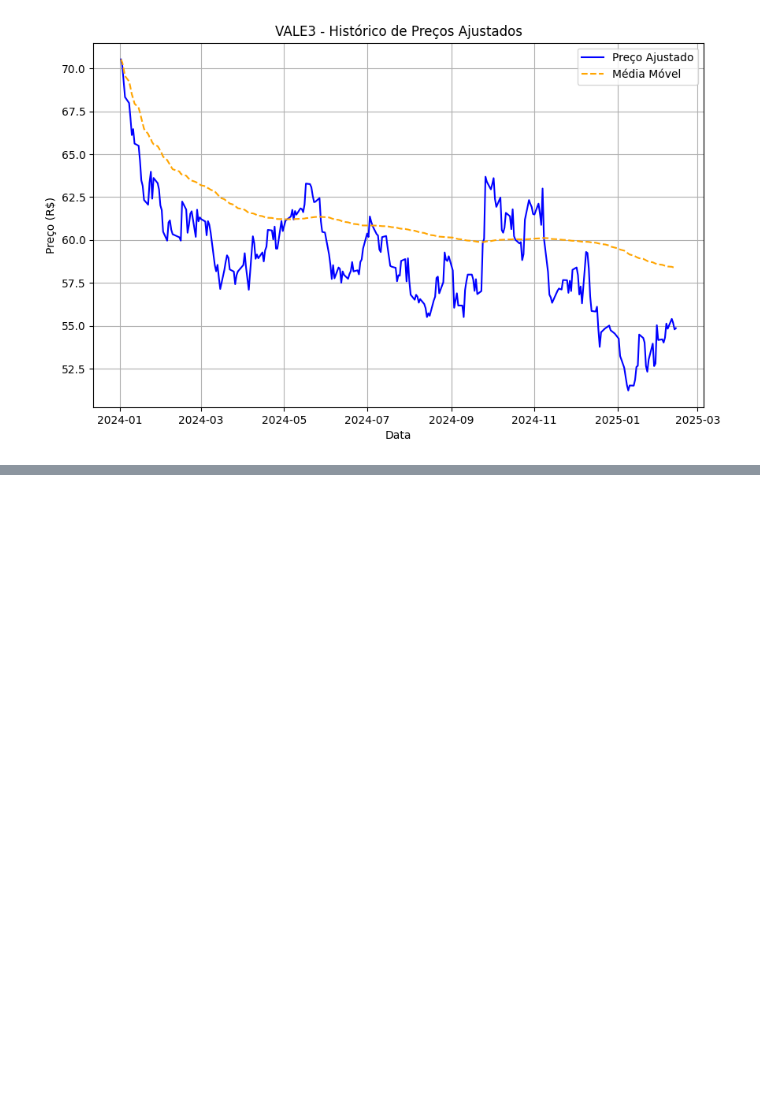
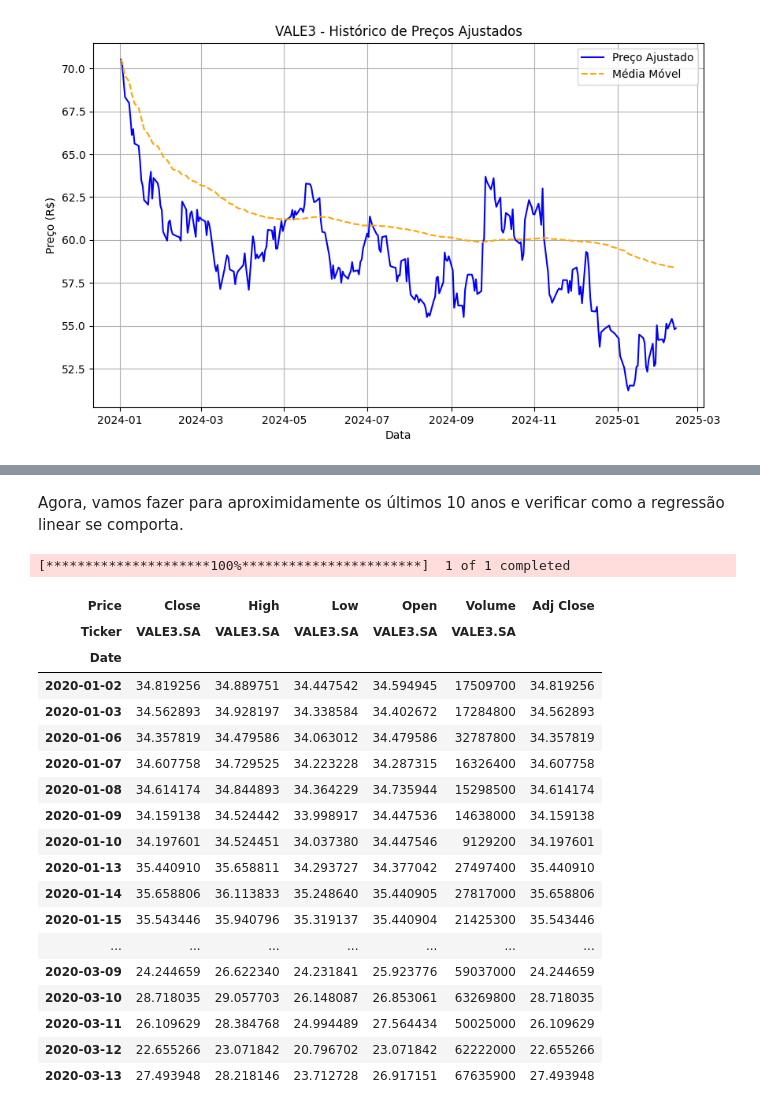
Before and after one commit to AndrePDSSampaio/EquityResearch, a Jupyter notebook: VALE3.ipynb, the cells around one changed output, grey strips where cells are left out. Drawn from its saved outputs; the diff is of its cells as text; code cells hidden in the pictures; blank space fills up the shorter version.

```diff
--- a/VALE3.ipynb
+++ b/VALE3.ipynb
@@ -213,0 +295,26 @@ fig.show()
+# %% [markdown]
+Agora, vamos fazer para aproximidamente os últimos 10 anos e verificar como a regressão linear se comporta.
+# %%
+df3 = fetch_data_vale3("2020-01-01", time)
+df3.head(50)
+# %% [output]
+[*********************100%***********************]  1 of 1 completed
+| Price | Close | High | Low | Open | Volume | Adj Close |
+| Ticker | VALE3.SA | VALE3.SA | VALE3.SA | VALE3.SA | VALE3.SA |  |
+| Date |  |  |  |  |  |  |
+| 2020-01-02 | 34.819256 | 34.889751 | 34.447542 | 34.594945 | 17509700 | 34.819256 |
+| 2020-01-03 | 34.562893 | 34.928197 | 34.338584 | 34.402672 | 17284800 | 34.562893 |
+| 2020-01-06 | 34.357819 | 34.479586 | 34.063012 | 34.479586 | 32787800 | 34.357819 |
+| 2020-01-07 | 34.607758 | 34.729525 | 34.223228 | 34.287315 | 16326400 | 34.607758 |
+| 2020-01-08 | 34.614174 | 34.844893 | 34.364229 | 34.735944 | 15298500 | 34.614174 |
+| 2020-01-09 | 34.159138 | 34.524442 | 33.998917 | 34.447536 | 14638000 | 34.159138 |
+| 2020-01-10 | 34.197601 | 34.524451 | 34.037380 | 34.447546 | 9129200 | 34.197601 |
+| 2020-01-13 | 35.440910 | 35.658811 | 34.293727 | 34.377042 | 27497400 | 35.440910 |
+| 2020-01-14 | 35.658806 | 36.113833 | 35.248640 | 35.440905 | 27817000 | 35.658806 |
+| 2020-01-15 | 35.543446 | 35.940796 | 35.319137 | 35.440904 | 21425300 | 35.543446 |
+| ... | ... | ... | ... | ... | ... | ... |
+| 2020-03-09 | 24.244659 | 26.622340 | 24.231841 | 25.923776 | 59037000 | 24.244659 |
+| 2020-03-10 | 28.718035 | 29.057703 | 26.148087 | 26.853061 | 63269800 | 28.718035 |
+| 2020-03-11 | 26.109629 | 28.384768 | 24.994489 | 27.564434 | 50025000 | 26.109629 |
+| 2020-03-12 | 22.655266 | 23.071842 | 20.796702 | 23.071842 | 62222000 | 22.655266 |
+| 2020-03-13 | 27.493948 | 28.218146 | 23.712728 | 26.917151 | 67635900 | 27.493948 |
```
Also changed, not shown: parts of 7 cells of this notebook.
